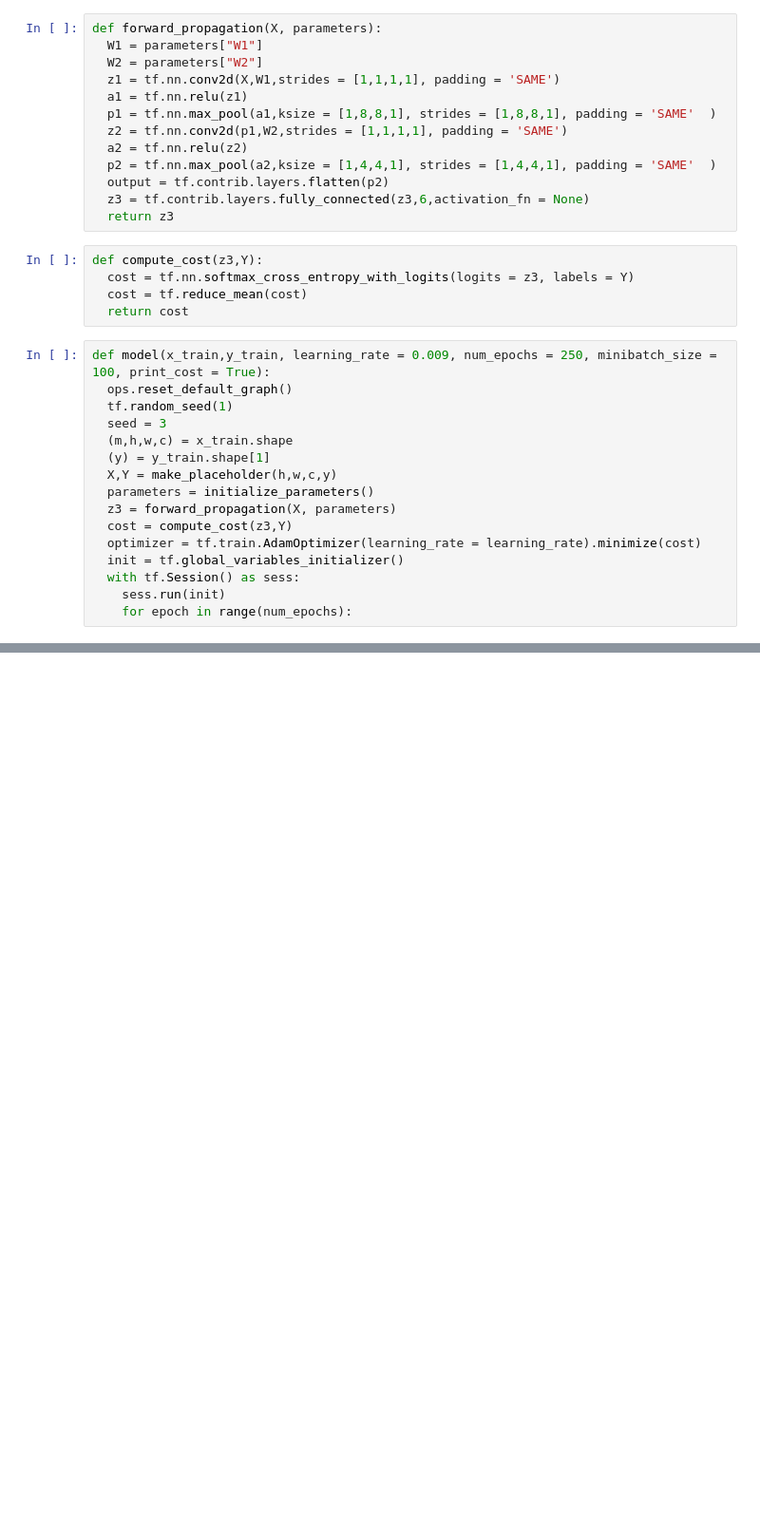
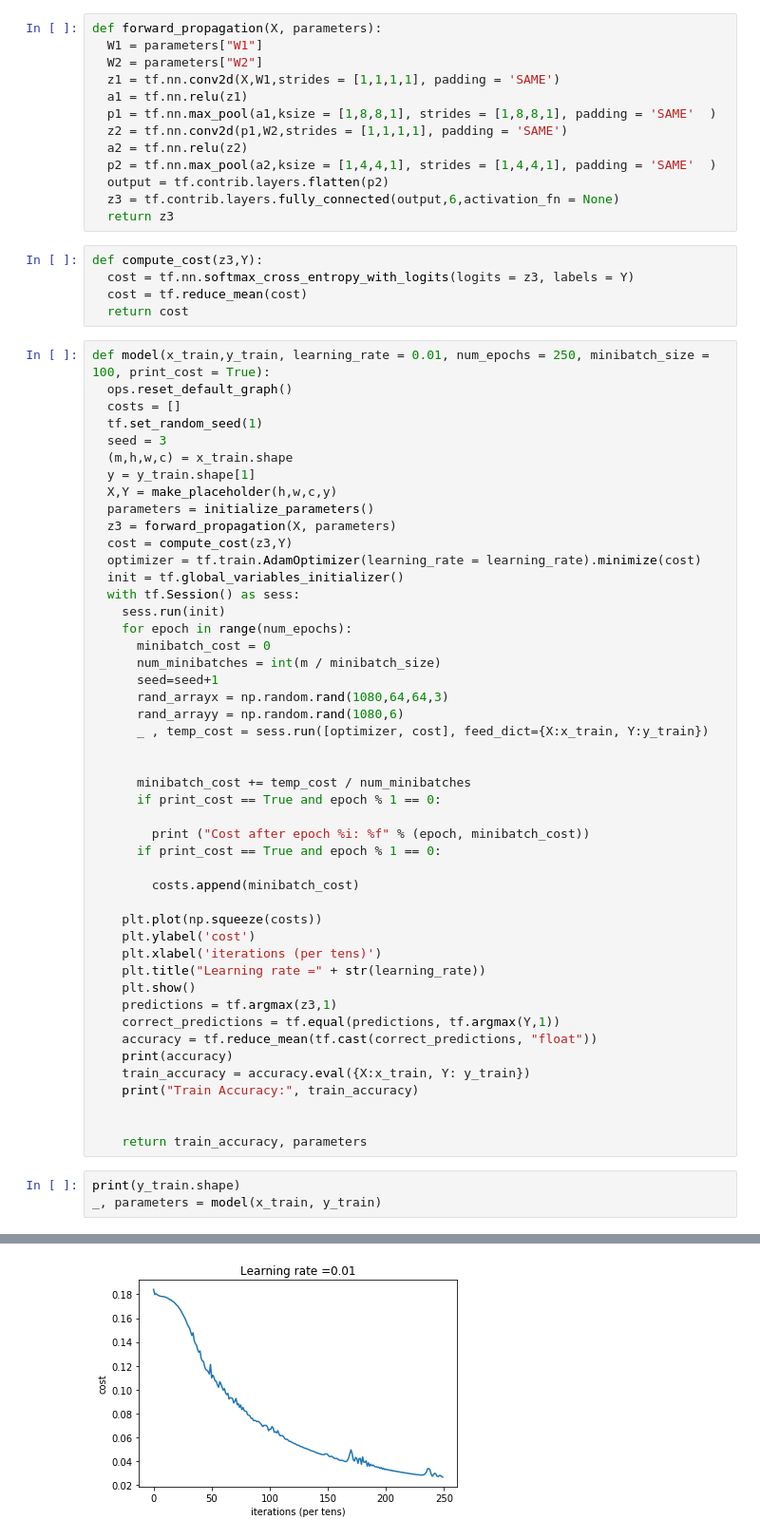
Before and after one commit to aarsh2211/DeepLearningCoursera, a Jupyter notebook: SIGNS.ipynb, the cells around one changed output, grey strips where cells are left out. Shown at 95% size. Drawn from its saved outputs; the diff is of its cells as text; blank space fills up the shorter version.

```diff
--- a/SIGNS.ipynb
+++ b/SIGNS.ipynb
@@ -145,7 +200,7 @@ def forward_propagation(X, parameters):
   a2 = tf.nn.relu(z2)
   p2 = tf.nn.max_pool(a2,ksize = [1,4,4,1], strides = [1,4,4,1], padding = 'SAME'  )
   output = tf.contrib.layers.flatten(p2)
-  z3 = tf.contrib.layers.fully_connected(z3,6,activation_fn = None)
+  z3 = tf.contrib.layers.fully_connected(output,6,activation_fn = None)
   return z3
 # %%
 def compute_cost(z3,Y):
@@ -153,12 +208,13 @@ def compute_cost(z3,Y):
   cost = tf.reduce_mean(cost)
   return cost
 # %%
-def model(x_train,y_train, learning_rate = 0.009, num_epochs = 250, minibatch_size = 100, print_cost = True):
+def model(x_train,y_train, learning_rate = 0.01, num_epochs = 250, minibatch_size = 100, print_cost = True):
   ops.reset_default_graph()
-  tf.random_seed(1)
+  costs = []
+  tf.set_random_seed(1)
   seed = 3
   (m,h,w,c) = x_train.shape
-  (y) = y_train.shape[1]
+  y = y_train.shape[1]
   X,Y = make_placeholder(h,w,c,y)
   parameters = initialize_parameters()
   z3 = forward_propagation(X, parameters)
@@ -168,3 +224,37 @@ def model(x_train,y_train, learning_rate = 0.009, num_epochs = 250, minibatch_si
   with tf.Session() as sess:
     sess.run(init)
     for epoch in range(num_epochs):
+      minibatch_cost = 0
+      num_minibatches = int(m / minibatch_size)
+      seed=seed+1
+      rand_arrayx = np.random.rand(1080,64,64,3)
+      rand_arrayy = np.random.rand(1080,6)
+      _ , temp_cost = sess.run([optimizer, cost], feed_dict={X:x_train, Y:y_train})
+
+
+      minibatch_cost += temp_cost / num_minibatches
+      if print_cost == True and epoch % 1 == 0:
+
+        print ("Cost after epoch %i: %f" % (epoch, minibatch_cost))
+      if print_cost == True and epoch % 1 == 0:
+
+        costs.append(minibatch_cost)
+
+    plt.plot(np.squeeze(costs))
+    plt.ylabel('cost')
+    plt.xlabel('iterations (per tens)')
+    plt.title("Learning rate =" + str(learning_rate))
+    plt.show()
+    predictions = tf.argmax(z3,1)
+    correct_predictions = tf.equal(predictions, tf.argmax(Y,1))
+    accuracy = tf.reduce_mean(tf.cast(correct_predictions, "float"))
+    print(accuracy)
+    train_accuracy = accuracy.eval({X:x_train, Y: y_train})
+    print("Train Accuracy:", train_accuracy)
+
+
+    return train_accuracy, parameters
+# %%
+print(y_train.shape)
+_, parameters = model(x_train, y_train)
+# %% [output]
@@ -170,0 +278 @@ def model(x_train,y_train, learning_rate = 0.009, num_epochs = 250, minibatch_si
+[figure, added]
```
Also changed, not shown: parts of 11 cells of this notebook.
